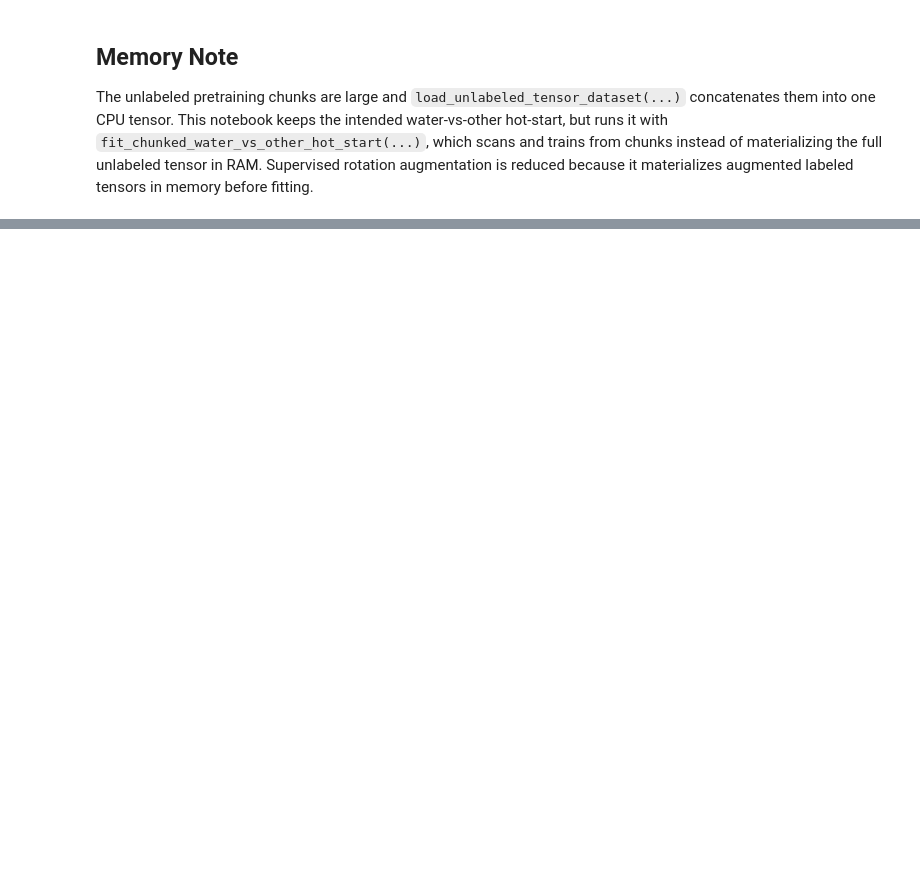
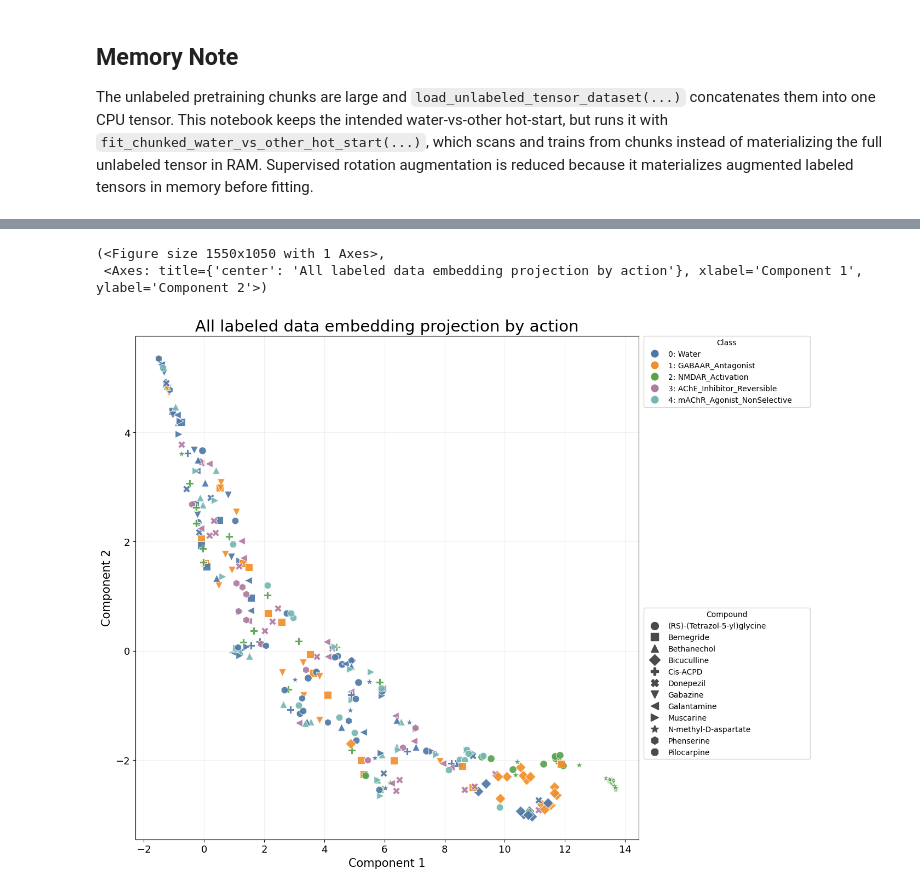
Before and after one commit to fabriziocosta/ZebraFish, a Jupyter notebook: 13C_finetune_pretrained_commutative_cnn_classifier.ipynb, the cells around one changed output, grey strips where cells are left out. Cells and saved outputs as stored; diff of their text form; code cells hidden in the pictures; blank space fills up the shorter version.

```diff
--- a/13C_finetune_pretrained_commutative_cnn_classifier.ipynb
+++ b/13C_finetune_pretrained_commutative_cnn_classifier.ipynb
@@ -298,3 +300,47 @@ plot_tensor_embedding_2d(
+# %%
+import torch
+
+all_labeled_tensors = torch.cat(
+    [
+        experiment.splits.X_train_base,
+        experiment.splits.X_val,
+        experiment.splits.X_holdout,
+    ],
+    dim=0,
+)
+all_action_labels = torch.cat(
+    [
+        experiment.splits.y_train_base,
+        torch.as_tensor(experiment.splits.y_val),
+        torch.as_tensor(experiment.splits.y_holdout),
+    ]
+).numpy()
+all_labeled_metadata = pd.concat(
+    [
+        experiment.splits.metadata_train_base.assign(dataset_split="train"),
+        experiment.splits.metadata_val.assign(dataset_split="validation"),
+        experiment.splits.metadata_holdout.assign(dataset_split="holdout"),
+    ],
+    ignore_index=True,
+)
+
+all_embedding_projection = build_tensor_embedding_2d(
+    model.transform(all_labeled_tensors),
+    all_action_labels,
+    label_map=experiment.label_maps["action"],
+    metadata=all_labeled_metadata,
+    method="umap",
+    random_state=optimization_config.random_state,
+)
+plot_tensor_embedding_2d(
+    all_embedding_projection,
+    title="All labeled data embedding projection by action",
+    marker_column="compound",
+)
+# %% [output]
+(<Figure size 1550x1050 with 1 Axes>,
+ <Axes: title={'center': 'All labeled data embedding projection by action'}, xlabel='Component 1', ylabel='Component 2'>)
+[figure, added]
 # %%
 run_config = {
     "dataset_artifact_path": dataset_artifact_path,
```
Also changed, not shown: parts of 6 cells of this notebook, 9 other files.
